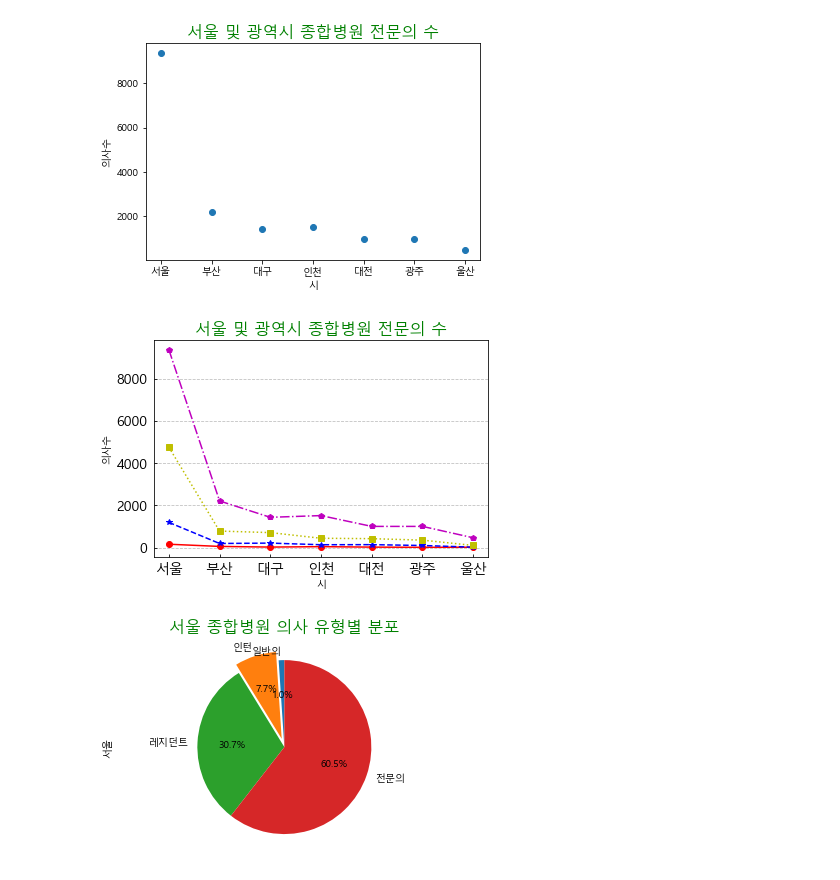
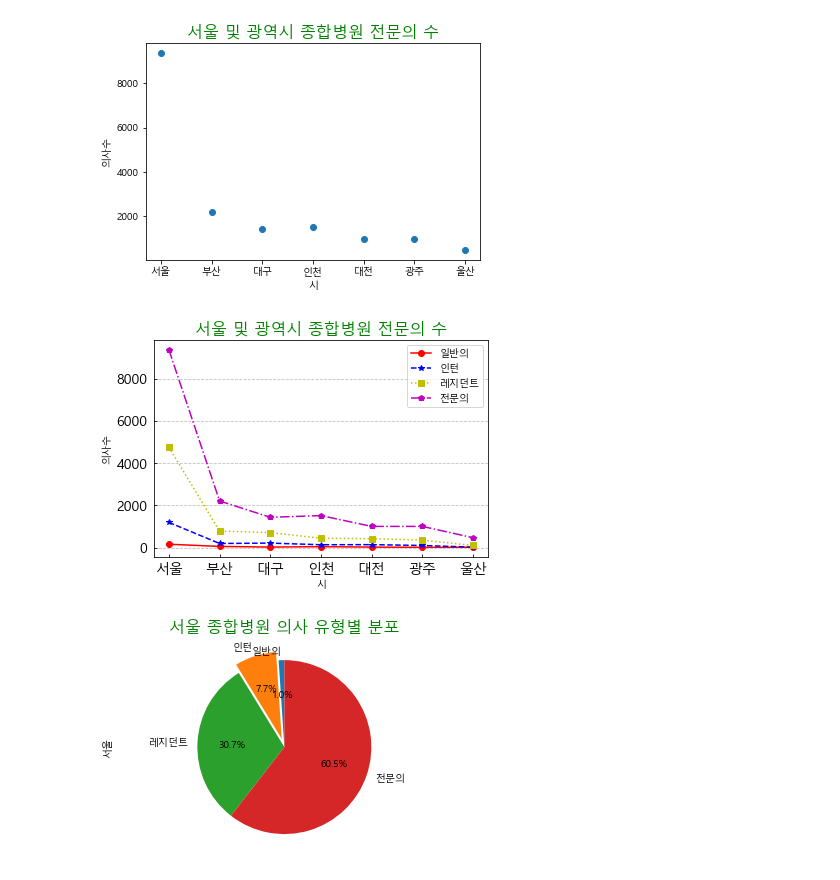
Before and after one commit to yeonhaneul/Data-Analysis-2020, a Jupyter notebook: 04.Visual/1116_연습문제.ipynb, the cells around one changed output. Saved outputs shown, nothing was run; the diff lists cells and outputs as text; code cells hidden in the pictures.

```diff
--- a/04.Visual/1116_연습문제.ipynb
+++ b/04.Visual/1116_연습문제.ipynb
@@ -77,24 +77,25 @@ plt.show()
 # %%
 # 5번
 x = doc['지역']
 y1 = doc['일반의 수']
 y2 = doc['인턴 수']
 y3 = doc['레지던트 수']
 y4 = doc['전문의 수']
 
-plt.plot(x, y1, 'ro-')
-plt.plot(x, y2, 'b*--')
-plt.plot(x, y3, 'ys:')
-plt.plot(x, y4, 'mp-.')
+plt.plot(x, y1, 'ro-', label='일반의')
+plt.plot(x, y2, 'b*--', label='인턴')
+plt.plot(x, y3, 'ys:', label='레지던트')
+plt.plot(x, y4, 'mp-.', label='전문의')
 plt.grid(True, axis='y', color='gray', alpha=0.5, linestyle='--')
 plt.tick_params(axis='both', direction='in', length=3, pad=6, labelsize=14)
 plt.xlabel('시')
 plt.ylabel('의사수')
+plt.legend()
 plt.title('서울 및 광역시 종합병원 전문의 수', color='green', fontsize=16)
 
 plt.show()
 # %% [output]
-[figure, old version]
+[figure, new version]
 # %%
 # 6번
 doc2 = doc.set_index('지역')
```
Also changed, not shown: 5 other files.
